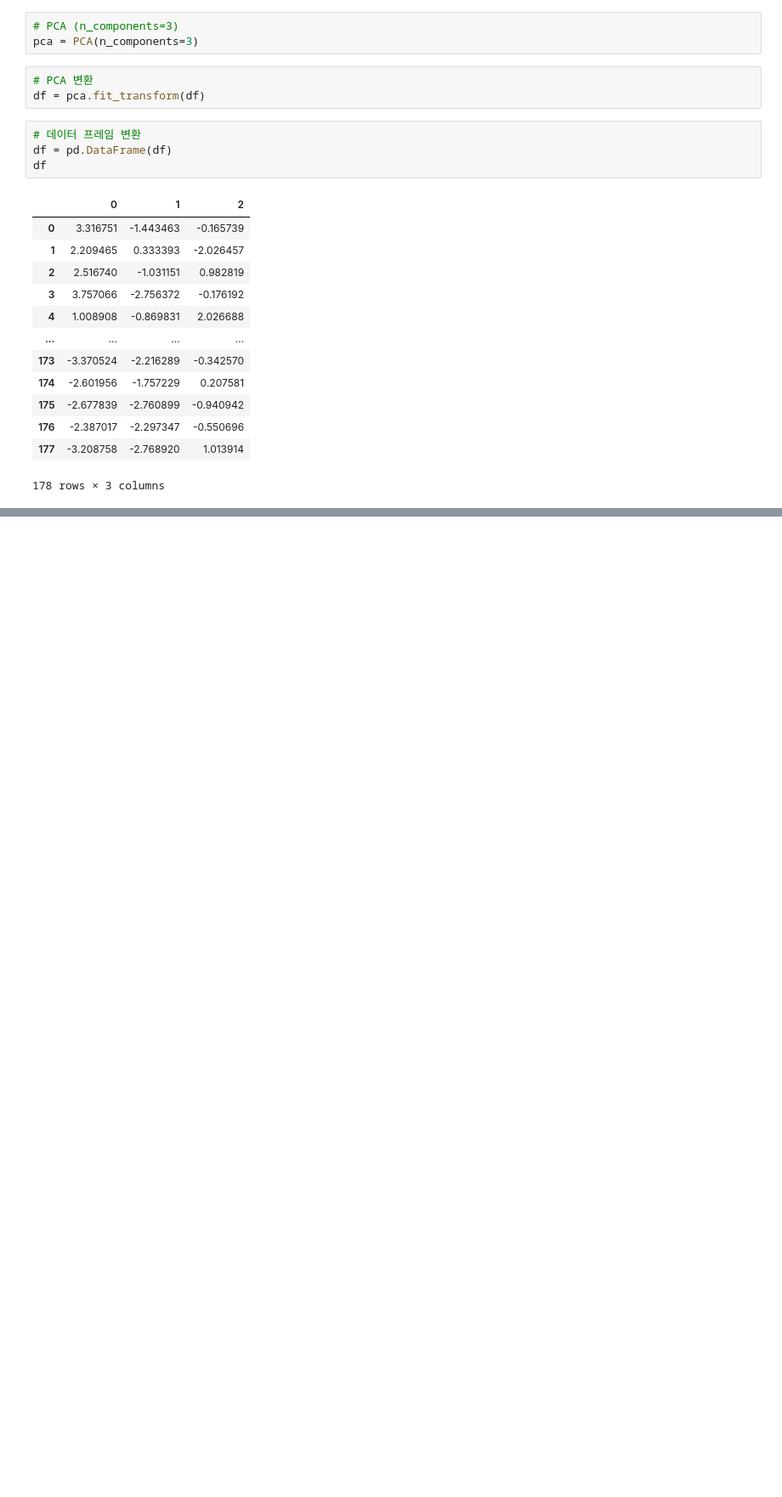
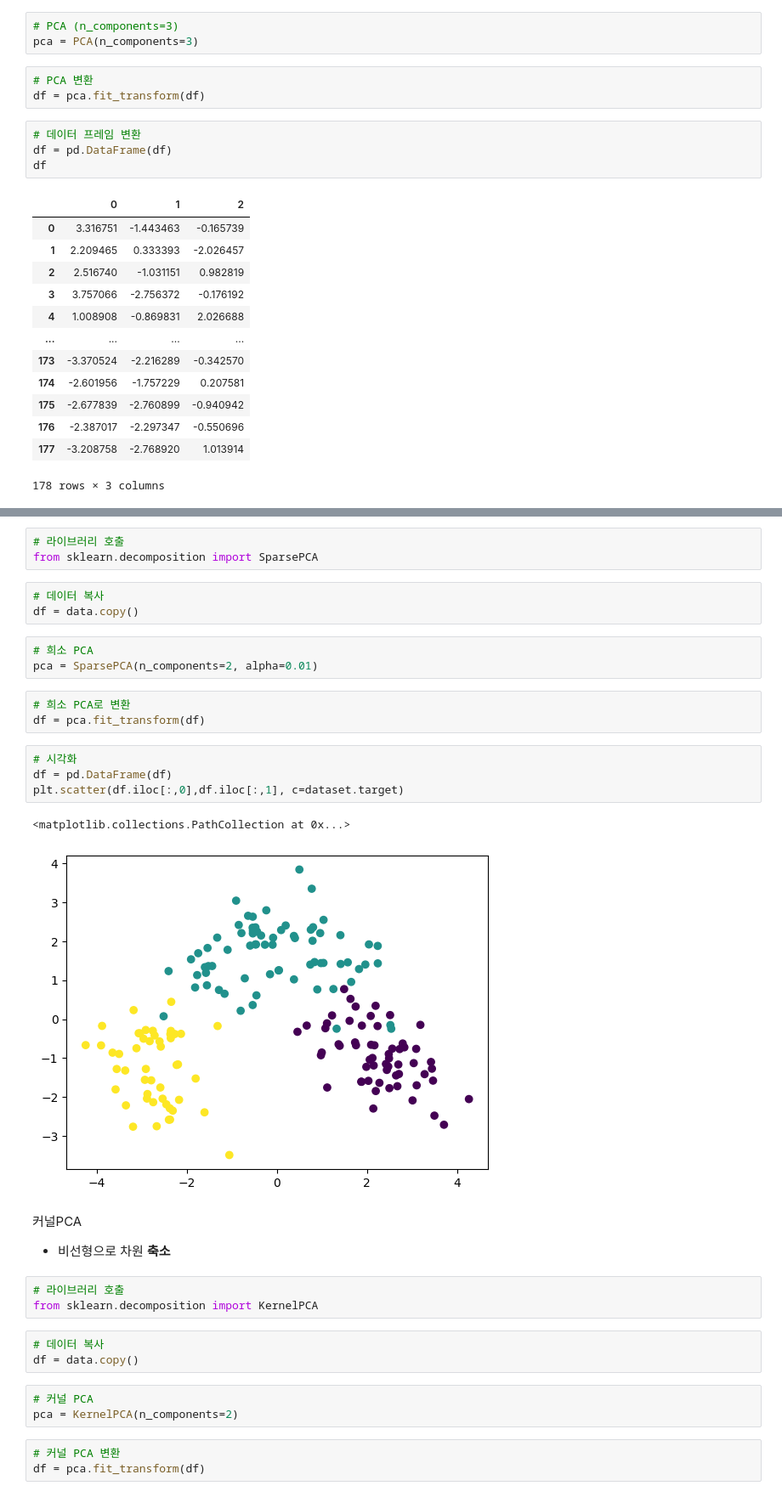
Before and after one commit to HWMV/MachineLearn, a Jupyter notebook: Machine_learning6.ipynb, the cells around one changed output, grey strips where cells are left out. Shown: that part at 85% size. Drawn from its saved outputs; the diff is of its cells as text; blank space fills up the shorter version.

```diff
--- a/Machine_learning6.ipynb
+++ b/Machine_learning6.ipynb
@@ -180,0 +216,34 @@ plt.scatter(df.iloc[:,0],df.iloc[:,1],df.iloc[:,2],c=dataset.target)
+# %%
+# 라이브러리 호출
+from sklearn.decomposition import SparsePCA
+# %%
+# 데이터 복사
+df = data.copy()
+# %%
+# 희소 PCA
+pca = SparsePCA(n_components=2, alpha=0.01)
+# %%
+# 희소 PCA로 변환
+df = pca.fit_transform(df)
+# %%
+# 시각화
+df = pd.DataFrame(df)
+plt.scatter(df.iloc[:,0],df.iloc[:,1], c=dataset.target)
+# %% [output]
+<matplotlib.collections.PathCollection at 0x...>
+[figure, added]
+# %% [markdown]
+커널PCA
+* 비선형으로 차원 **축소**
+# %%
+# 라이브러리 호출
+from sklearn.decomposition import KernelPCA
+# %%
+# 데이터 복사
+df = data.copy()
+# %%
+# 커널 PCA
+pca = KernelPCA(n_components=2)
+# %%
+# 커널 PCA 변환
+df = pca.fit_transform(df)
```
Also changed, not shown: parts of 13 cells of this notebook.
